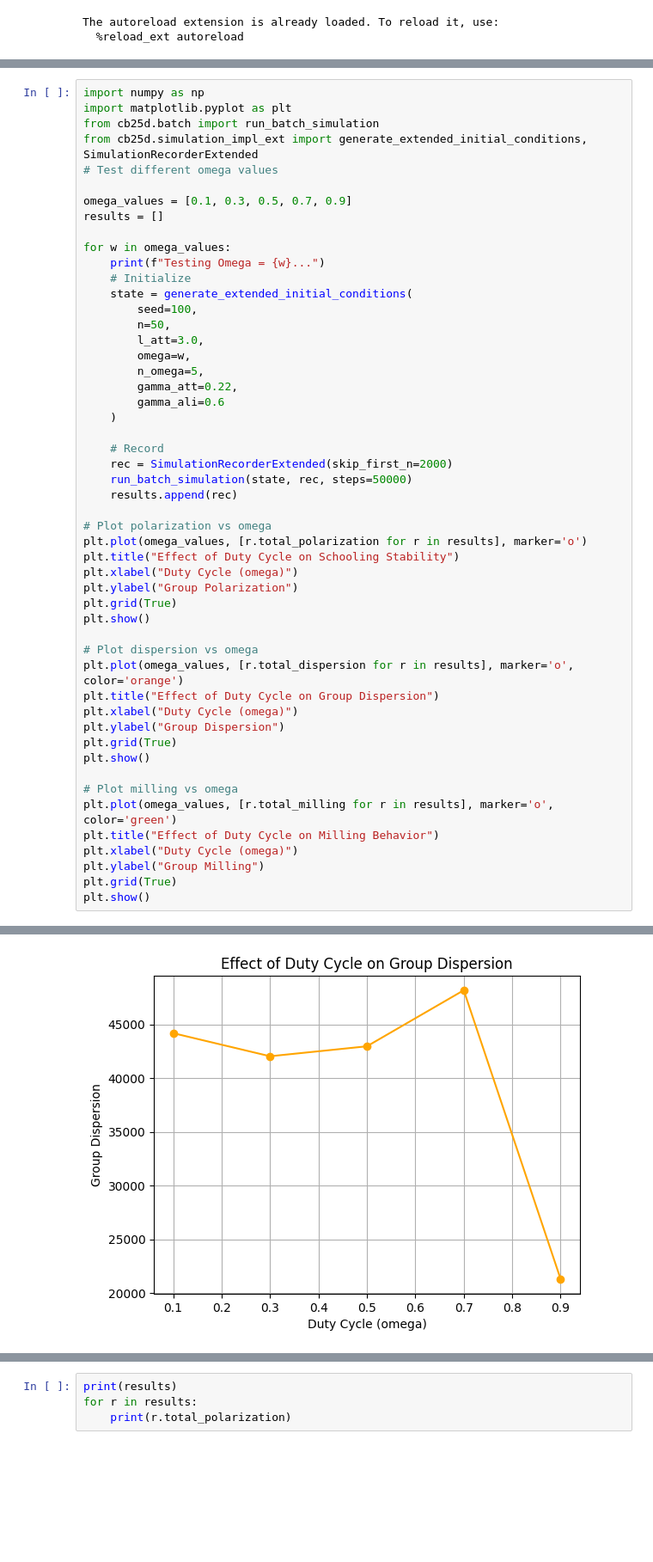
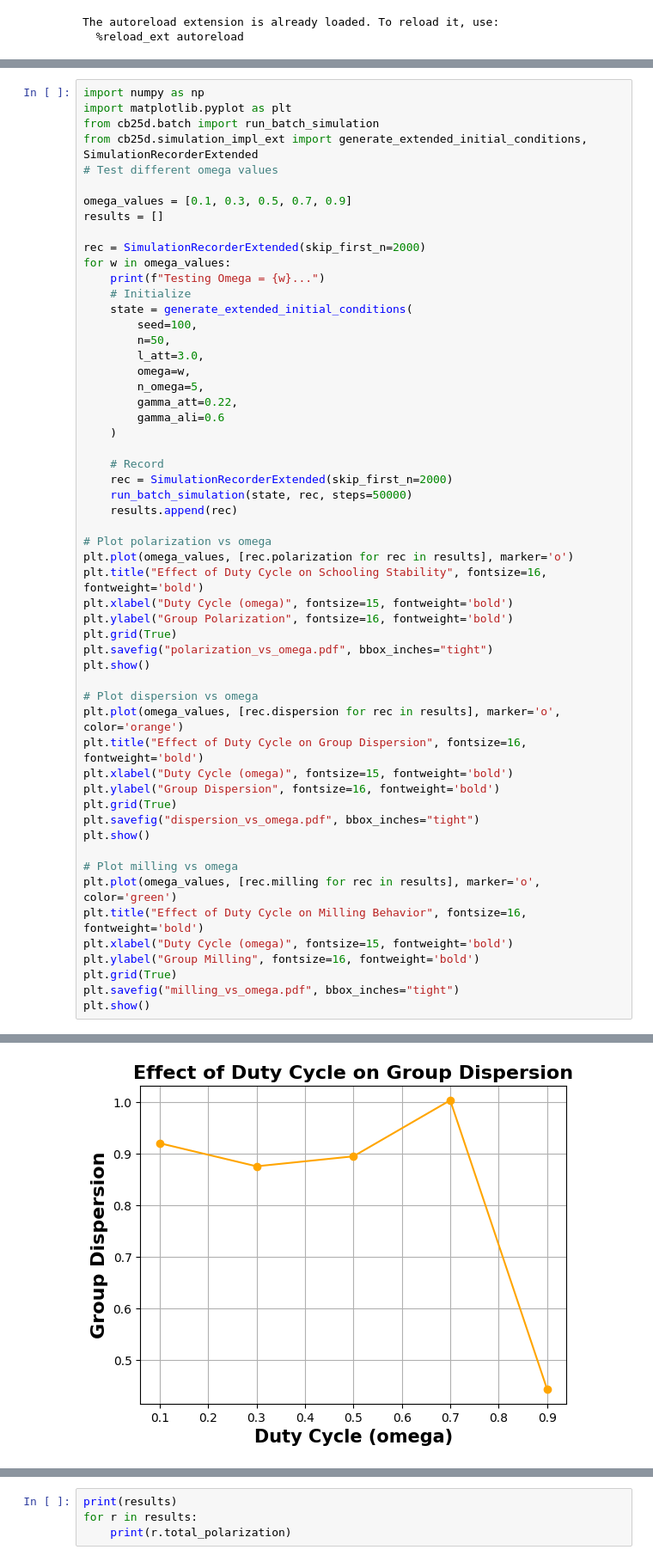
Before and after one commit to anzehocevar/SkupinskoVedenje_skupinaD, a Jupyter notebook: notebooks/fish_model_ext.ipynb, the cells around one changed output, grey strips where cells are left out. Shown at 86% size. Cells and saved outputs as stored; diff of their text form; blank space fills up the shorter version.

```diff
--- a/notebooks/fish_model_ext.ipynb
+++ b/notebooks/fish_model_ext.ipynb
@@ -85,6 +91,7 @@ from cb25d.simulation_impl_ext import generate_extended_initial_conditions, Simu
 omega_values = [0.1, 0.3, 0.5, 0.7, 0.9]
 results = []
 
+rec = SimulationRecorderExtended(skip_first_n=2000)
 for w in omega_values:
     print(f"Testing Omega = {w}...")
     # Initialize
@@ -104,27 +111,30 @@ for w in omega_values:
     results.append(rec)
 
 # Plot polarization vs omega
-plt.plot(omega_values, [r.total_polarization for r in results], marker='o')
-plt.title("Effect of Duty Cycle on Schooling Stability")
-plt.xlabel("Duty Cycle (omega)")
-plt.ylabel("Group Polarization")
+plt.plot(omega_values, [rec.polarization for rec in results], marker='o')
+plt.title("Effect of Duty Cycle on Schooling Stability", fontsize=16, fontweight='bold')
+plt.xlabel("Duty Cycle (omega)", fontsize=15, fontweight='bold')
+plt.ylabel("Group Polarization", fontsize=16, fontweight='bold')
 plt.grid(True)
+plt.savefig("polarization_vs_omega.pdf", bbox_inches="tight")
 plt.show()
 
 # Plot dispersion vs omega
-plt.plot(omega_values, [r.total_dispersion for r in results], marker='o', color='orange')
-plt.title("Effect of Duty Cycle on Group Dispersion")
-plt.xlabel("Duty Cycle (omega)")
-plt.ylabel("Group Dispersion")
+plt.plot(omega_values, [rec.dispersion for rec in results], marker='o', color='orange')
+plt.title("Effect of Duty Cycle on Group Dispersion", fontsize=16, fontweight='bold')
+plt.xlabel("Duty Cycle (omega)", fontsize=15, fontweight='bold')
+plt.ylabel("Group Dispersion", fontsize=16, fontweight='bold')
 plt.grid(True)
+plt.savefig("dispersion_vs_omega.pdf", bbox_inches="tight")
 plt.show()
 
 # Plot milling vs omega
-plt.plot(omega_values, [r.total_milling for r in results], marker='o', color='green')
-plt.title("Effect of Duty Cycle on Milling Behavior")
-plt.xlabel("Duty Cycle (omega)")
-plt.ylabel("Group Milling")
+plt.plot(omega_values, [rec.milling for rec in results], marker='o', color='green')
+plt.title("Effect of Duty Cycle on Milling Behavior", fontsize=16, fontweight='bold')
+plt.xlabel("Duty Cycle (omega)", fontsize=15, fontweight='bold')
+plt.ylabel("Group Milling", fontsize=16, fontweight='bold')
 plt.grid(True)
+plt.savefig("milling_vs_omega.pdf", bbox_inches="tight")
 plt.show()
 # %% [output]
 Testing Omega = 0.1...
@@ -136 +146 @@ Testing Omega = 0.9...
-[figure, old version]
+[figure, new version]
```
Also changed, not shown: parts of 3 cells of this notebook.
